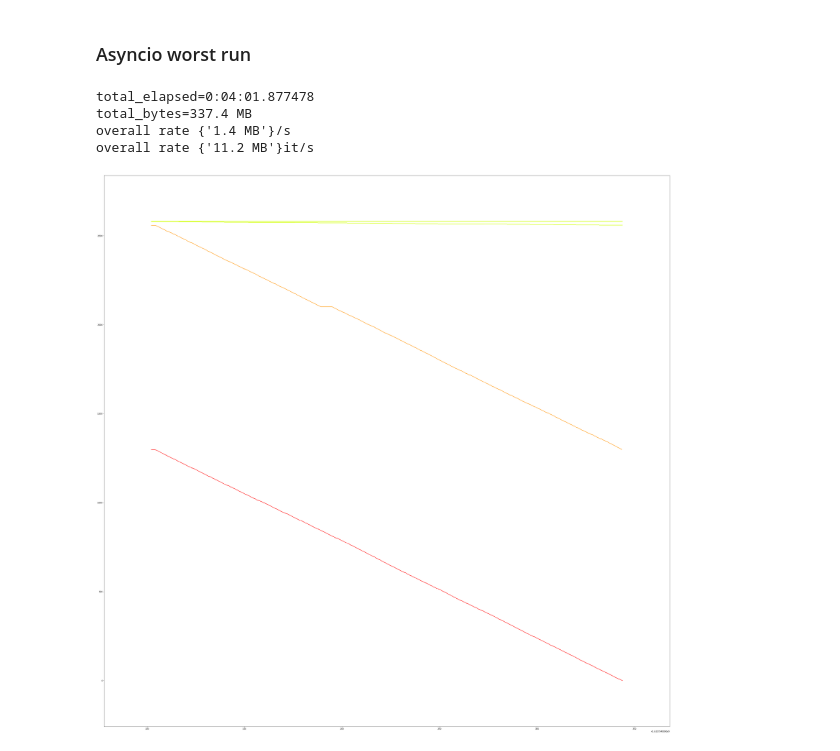
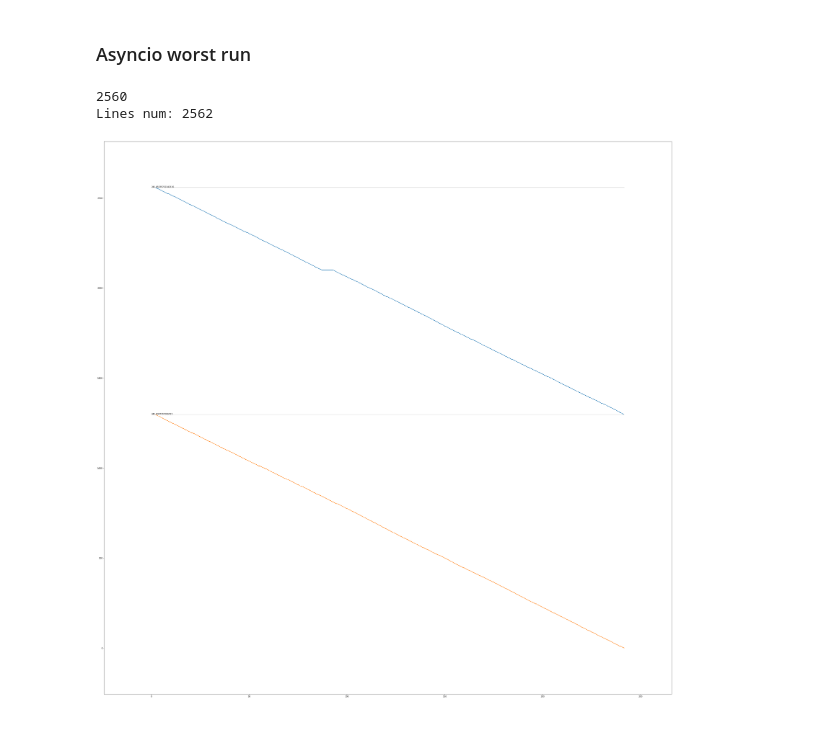
Before and after one commit to iarai/concurrent-dataloader, a Jupyter notebook: src/analysis/AnalysisDataloader.ipynb, the cells around one changed output. Cells and saved outputs as stored; diff of their text form; code cells hidden in the pictures.

```diff
--- a/src/analysis/AnalysisDataloader.ipynb
+++ b/src/analysis/AnalysisDataloader.ipynb
@@ -291,10 +288,9 @@ overall rate {'74.3 MB'}it/s
 ### Asyncio worst run
 # %%
 run = df_dataloader_zeroworkers_aio[(df_dataloader_zeroworkers_aio["num_fetch_workers"]==2) & (df_dataloader_zeroworkers_aio["batch_pool"]==2)]["run"].iloc[0]
-plot_events_timeline(df_dataloader_zeroworkers_aio[df_dataloader_zeroworkers_aio["run"]==run], summary_only=False)
+# plot_events_timeline(df_dataloader_zeroworkers_aio[df_dataloader_zeroworkers_aio["run"]==run], summary_only=False)
+plot_events_timeline_detailed(df_dataloader_zeroworkers_aio[df_dataloader_zeroworkers_aio["run"]==run], filter_function="__getitem__")
 # %% [output]
-total_elapsed=0:04:01.877478
-total_bytes=337.4 MB
-overall rate {'1.4 MB'}/s
-overall rate {'11.2 MB'}it/s
+2560
+Lines num: 2562
-[figure, old version]
+[figure, new version]
```
Also changed, not shown: parts of 3 cells of this notebook, 6 other files.
